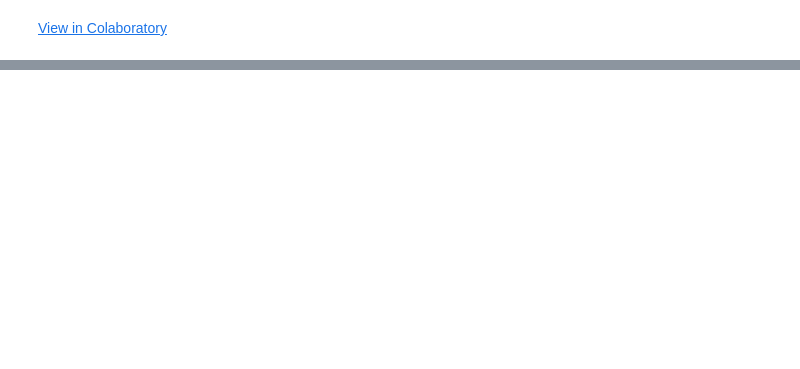
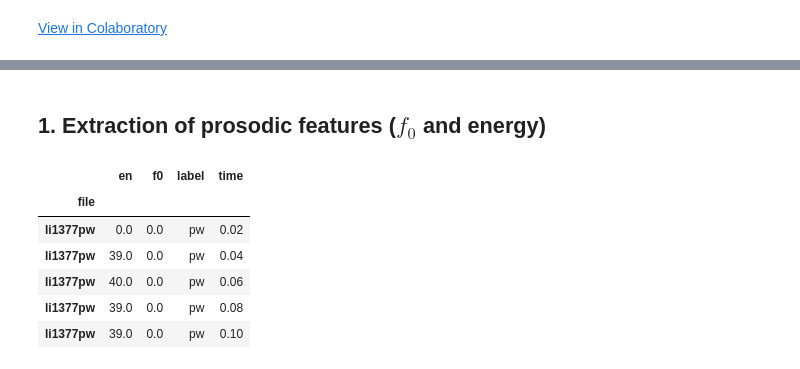
Before and after one commit to youqad/Neurorobotics_Intent-Recognition, a Jupyter notebook: TP_Intent_Recognition.ipynb, the cells around one changed output, grey strips where cells are left out. Drawn from its saved outputs; the diff is of its cells as text; code cells hidden in the pictures; blank space fills up the shorter version.

```diff
--- a/TP_Intent_Recognition.ipynb
+++ b/TP_Intent_Recognition.ipynb
@@ -237,0 +29,2 @@ array([0.5, 1. ])
+# %% [markdown]
+## 1. Extraction of prosodic features ($f_0$ and energy)
@@ -237,0 +65,14 @@ array([0.5, 1. ])
+# %%
+# loading training data
+df = pd.read_csv('https://raw.githubusercontent.com/youqad/Neurorobotics_Intent-Recognition/master/data.csv').set_index('file')
+
+df1 = df.loc[df['label'] != 'at']
+df1.head()
+# %% [output]
+|  | en | f0 | label | time |
+| file |  |  |  |  |
+| li1377pw | 0.0 | 0.0 | pw | 0.02 |
+| li1377pw | 39.0 | 0.0 | pw | 0.04 |
+| li1377pw | 40.0 | 0.0 | pw | 0.06 |
+| li1377pw | 39.0 | 0.0 | pw | 0.08 |
+| li1377pw | 39.0 | 0.0 | pw | 0.10 |
```
Also changed, not shown: parts of 40 cells of this notebook.
